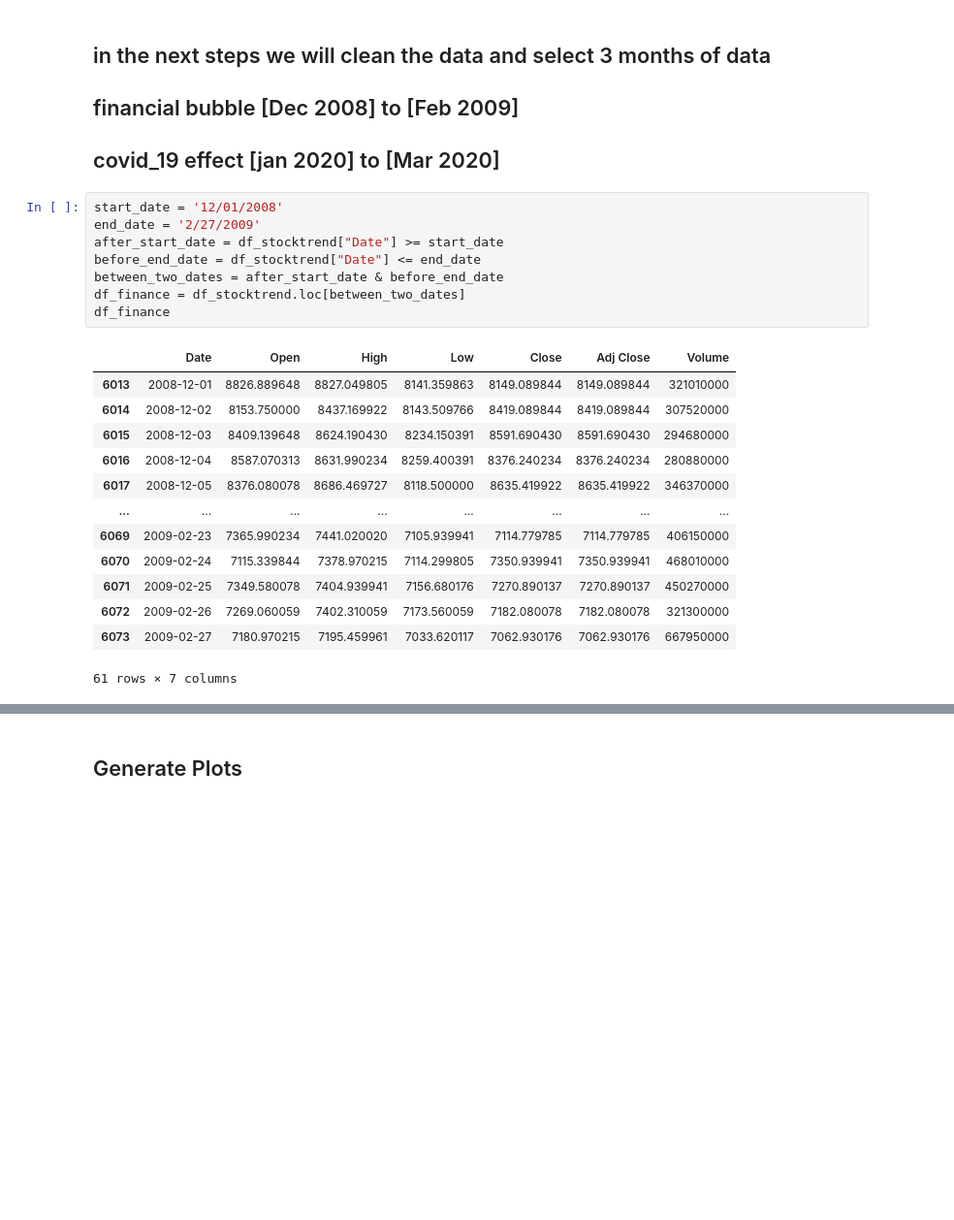
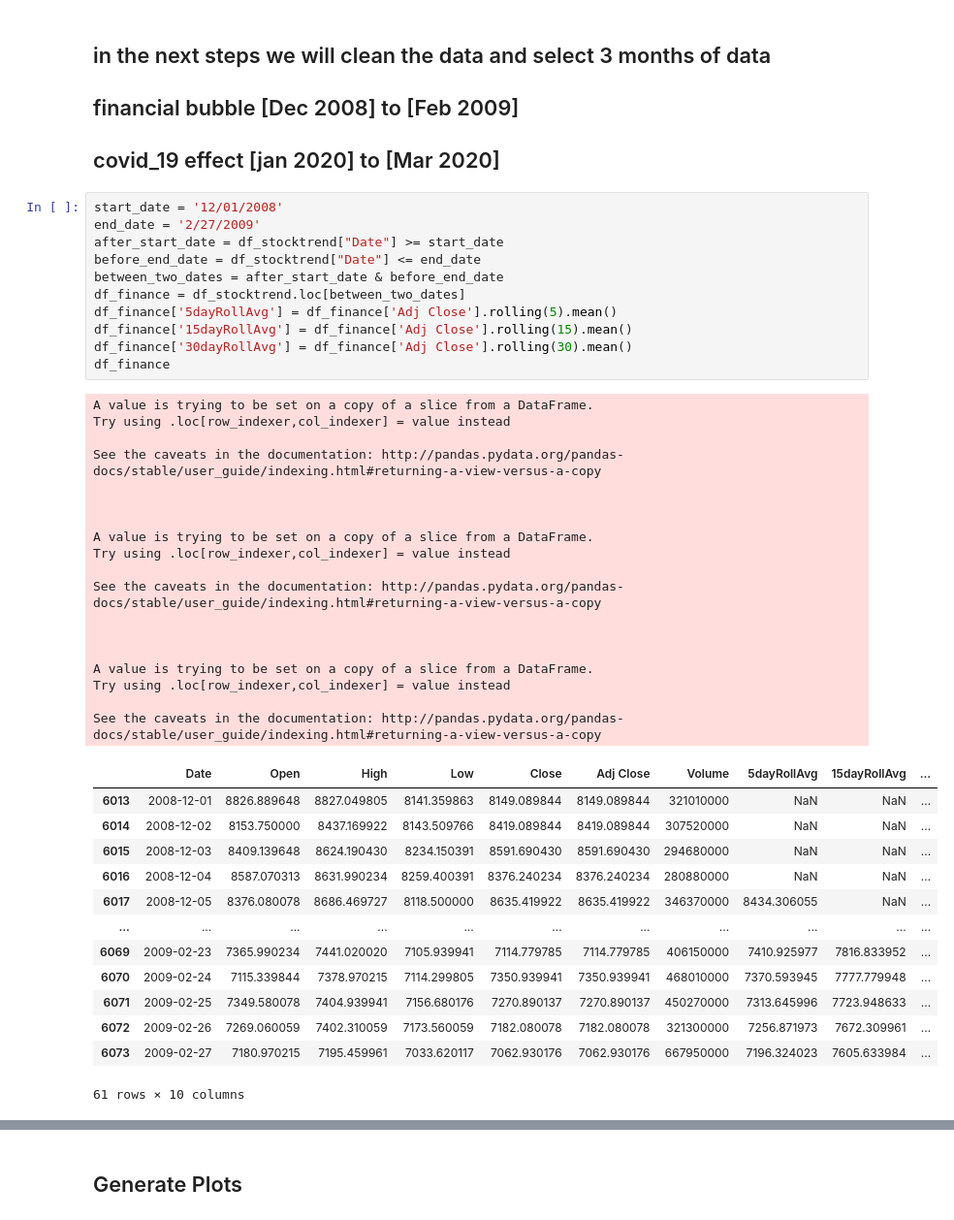
Before and after one commit to NachoKingP/Project1-2020, a Jupyter notebook: final_code/stockdataload.ipynb, the cells around one changed output, grey strips where cells are left out. Shown at 97% size. Saved outputs shown, nothing was run; the diff lists cells and outputs as text; blank space fills up the shorter version.

```diff
--- a/final_code/stockdataload.ipynb
+++ b/final_code/stockdataload.ipynb
@@ -38,25 +39,46 @@ df_stocktrend
 # %%
 start_date = '12/01/2008'
 end_date = '2/27/2009'
 after_start_date = df_stocktrend["Date"] >= start_date
 before_end_date = df_stocktrend["Date"] <= end_date
 between_two_dates = after_start_date & before_end_date
 df_finance = df_stocktrend.loc[between_two_dates]
+df_finance['5dayRollAvg'] = df_finance['Adj Close'].rolling(5).mean()
+df_finance['15dayRollAvg'] = df_finance['Adj Close'].rolling(15).mean()
+df_finance['30dayRollAvg'] = df_finance['Adj Close'].rolling(30).mean()
 df_finance
 # %% [output]
+A value is trying to be set on a copy of a slice from a DataFrame.
+Try using .loc[row_indexer,col_indexer] = value instead
+
+See the caveats in the documentation: http://pandas.pydata.org/pandas-docs/stable/user_guide/indexing.html#returning-a-view-versus-a-copy
+
+
+
+A value is trying to be set on a copy of a slice from a DataFrame.
+Try using .loc[row_indexer,col_indexer] = value instead
+
+See the caveats in the documentation: http://pandas.pydata.org/pandas-docs/stable/user_guide/indexing.html#returning-a-view-versus-a-copy
+
+
+
+A value is trying to be set on a copy of a slice from a DataFrame.
+Try using .loc[row_indexer,col_indexer] = value instead
+
+See the caveats in the documentation: http://pandas.pydata.org/pandas-docs/stable/user_guide/indexing.html#returning-a-view-versus-a-copy
-|  | Date | Open | High | Low | Close | Adj Close | Volume |
-| 6013 | 2008-12-01 | 8826.889648 | 8827.049805 | 8141.359863 | 8149.089844 | 8149.089844 | 321010000 |
-| 6014 | 2008-12-02 | 8153.750000 | 8437.169922 | 8143.509766 | 8419.089844 | 8419.089844 | 307520000 |
-| 6015 | 2008-12-03 | 8409.139648 | 8624.190430 | 8234.150391 | 8591.690430 | 8591.690430 | 294680000 |
-| 6016 | 2008-12-04 | 8587.070313 | 8631.990234 | 8259.400391 | 8376.240234 | 8376.240234 | 280880000 |
-| 6017 | 2008-12-05 | 8376.080078 | 8686.469727 | 8118.500000 | 8635.419922 | 8635.419922 | 346370000 |
-| ... | ... | ... | ... | ... | ... | ... | ... |
-| 6069 | 2009-02-23 | 7365.990234 | 7441.020020 | 7105.939941 | 7114.779785 | 7114.779785 | 406150000 |
-| 6070 | 2009-02-24 | 7115.339844 | 7378.970215 | 7114.299805 | 7350.939941 | 7350.939941 | 468010000 |
-| 6071 | 2009-02-25 | 7349.580078 | 7404.939941 | 7156.680176 | 7270.890137 | 7270.890137 | 450270000 |
-| 6072 | 2009-02-26 | 7269.060059 | 7402.310059 | 7173.560059 | 7182.080078 | 7182.080078 | 321300000 |
-| 6073 | 2009-02-27 | 7180.970215 | 7195.459961 | 7033.620117 | 7062.930176 | 7062.930176 | 667950000 |
+|  | Date | Open | High | Low | Close | Adj Close | Volume | 5dayRollAvg | 15dayRollAvg | ... |
+| 6013 | 2008-12-01 | 8826.889648 | 8827.049805 | 8141.359863 | 8149.089844 | 8149.089844 | 321010000 | NaN | NaN | ... |
+| 6014 | 2008-12-02 | 8153.750000 | 8437.169922 | 8143.509766 | 8419.089844 | 8419.089844 | 307520000 | NaN | NaN | ... |
+| 6015 | 2008-12-03 | 8409.139648 | 8624.190430 | 8234.150391 | 8591.690430 | 8591.690430 | 294680000 | NaN | NaN | ... |
+| 6016 | 2008-12-04 | 8587.070313 | 8631.990234 | 8259.400391 | 8376.240234 | 8376.240234 | 280880000 | NaN | NaN | ... |
+| 6017 | 2008-12-05 | 8376.080078 | 8686.469727 | 8118.500000 | 8635.419922 | 8635.419922 | 346370000 | 8434.306055 | NaN | ... |
+| ... | ... | ... | ... | ... | ... | ... | ... | ... | ... | ... |
+| 6069 | 2009-02-23 | 7365.990234 | 7441.020020 | 7105.939941 | 7114.779785 | 7114.779785 | 406150000 | 7410.925977 | 7816.833952 | ... |
+| 6070 | 2009-02-24 | 7115.339844 | 7378.970215 | 7114.299805 | 7350.939941 | 7350.939941 | 468010000 | 7370.593945 | 7777.779948 | ... |
+| 6071 | 2009-02-25 | 7349.580078 | 7404.939941 | 7156.680176 | 7270.890137 | 7270.890137 | 450270000 | 7313.645996 | 7723.948633 | ... |
+| 6072 | 2009-02-26 | 7269.060059 | 7402.310059 | 7173.560059 | 7182.080078 | 7182.080078 | 321300000 | 7256.871973 | 7672.309961 | ... |
+| 6073 | 2009-02-27 | 7180.970215 | 7195.459961 | 7033.620117 | 7062.930176 | 7062.930176 | 667950000 | 7196.324023 | 7605.633984 | ... |
-61 rows × 7 columns
+61 rows × 10 columns
 # %%
 start_date = '01/01/2020'
 end_date = '03/31/2020'
```
Also changed, not shown: parts of 9 cells of this notebook, 2 other files.
